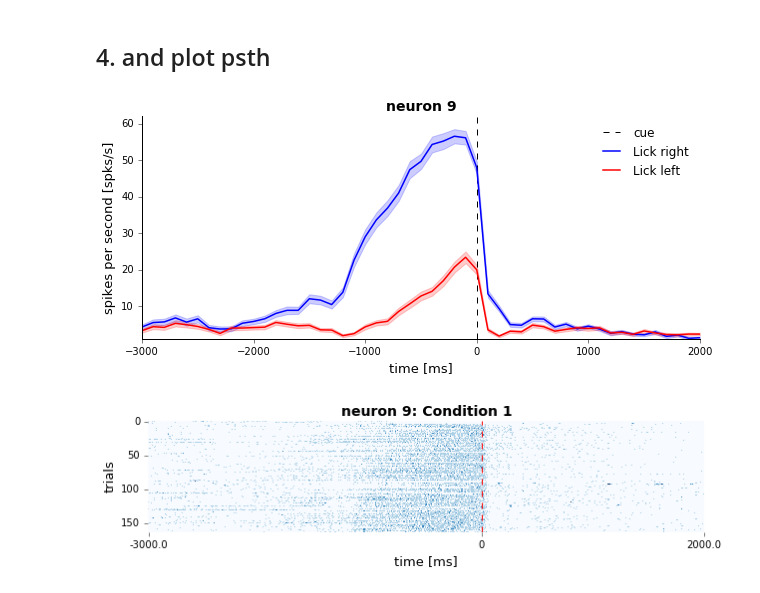
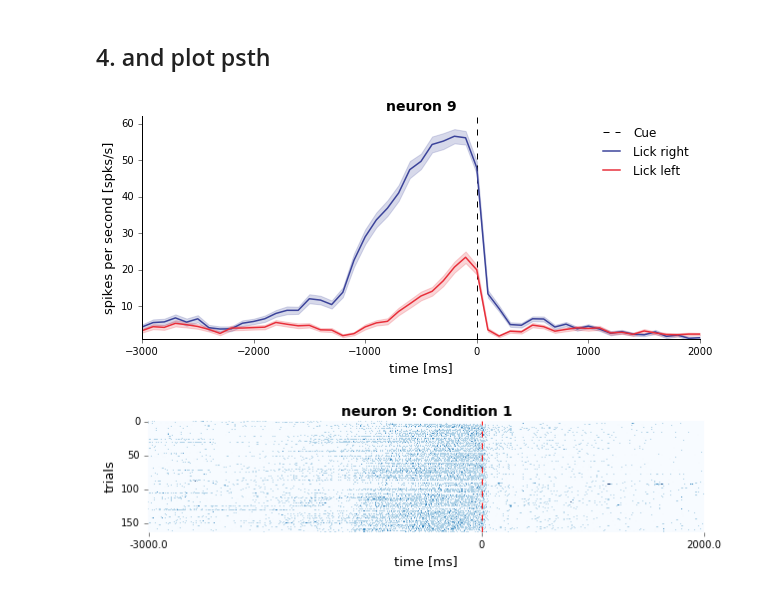
Before and after one commit to KordingLab/spykes, a Jupyter notebook: notebooks/crcns_dataset_example.ipynb, the cells around one changed output. Saved outputs shown, nothing was run; the diff lists cells and outputs as text; code cells hidden in the pictures.

Commit message:
changed psth colors to match publication

```diff
--- a/notebooks/crcns_dataset_example.ipynb
+++ b/notebooks/crcns_dataset_example.ipynb
@@ -91,8 +91,11 @@ condition_names = ['Lick right','Lick left']
  ## 4. and plot psth
 # %%
 window = [-3000,2000]
-psth = neuron.get_psth(features['RealCueTimes'], features, conditions, window=window, binsize=100, plot=False);
-neuron.plot_psth(psth, condition_names=condition_names, colors=['b', 'r'], figsize=(10, 4), event_name='cue')
+psth = neuron.get_psth(features['RealCueTimes'], features, conditions,
+                       window=window, binsize=100, plot=False);
+
+neuron.plot_psth(psth, condition_names=condition_names, colors=['#3B439A', '#E82F3A'],
+                 figsize=(10, 4), event_name='Cue')
 # %% [output]
-[figure, old version]
+[figure, new version]
 # %%
```
Also changed, not shown: parts of 1 cell of this notebook.
